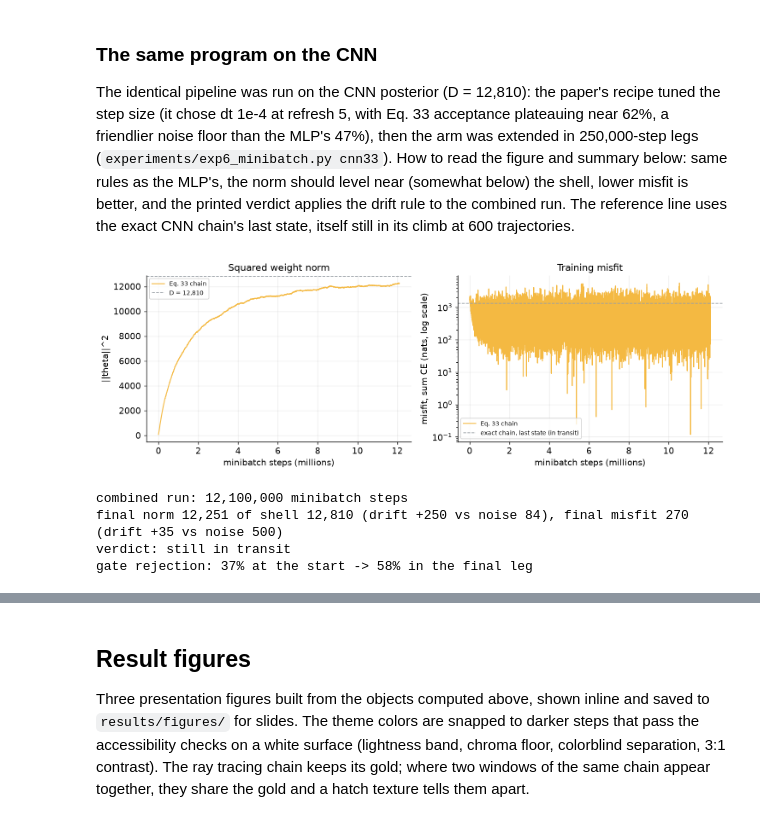
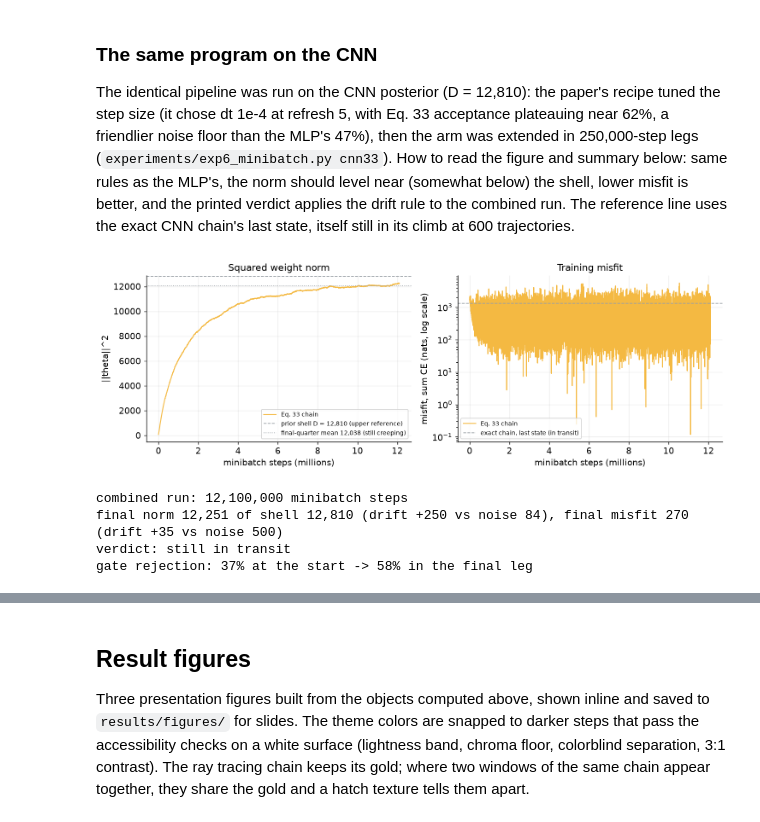
Before and after one commit to YasirAlsugair/ray-tracing-sampler-experiments, a Jupyter notebook: exp6_mnist_posterior.ipynb, the cells around one changed output, grey strips where cells are left out. Saved outputs shown, nothing was run; the diff lists cells and outputs as text; code cells hidden in the pictures.

Commit message:
Compare every method's uncertainty as an error flag at a matched budget; clarify the shell reference lines

```diff
--- a/exp6_mnist_posterior.ipynb
+++ b/exp6_mnist_posterior.ipynb
@@ -1153,7 +1173,11 @@ if convergence_parts:
 
     figure, axes = plt.subplots(1, 2, figsize=(11.5, 4.0))
     axes[0].plot(steps / 1e6, norm, color=RT, lw=1.2, label="Eq. 33 chain")
-    axes[0].axhline(50890, color=GREY, ls="--", lw=1, label="D = 50,890")
+    axes[0].axhline(50890, color=GREY, ls="--", lw=1,
+                    label="prior shell D = 50,890 (upper reference)")
+    settled_level = norm[3 * len(norm) // 4:].mean()
+    axes[0].axhline(settled_level, color=GREY, ls=":", lw=1,
+                    label=f"chain settles at {settled_level:,.0f}")
     axes[0].set_xlabel("minibatch steps (millions)")
     axes[0].set_ylabel("||theta||^2")
     axes[0].set_title("Squared weight norm")
@@ -1239,7 +1263,11 @@ if cnn_parts:
     figure, axes = plt.subplots(1, 2, figsize=(11.5, 4.0))
     axes[0].plot(steps / 1e6, norm, color=RT, lw=1.2, label="Eq. 33 chain")
     axes[0].axhline(cnn_shell, color=GREY, ls="--", lw=1,
-                    label=f"D = {cnn_shell:,}")
+                    label=f"prior shell D = {cnn_shell:,} (upper reference)")
+    final_quarter_level = norm[3 * len(norm) // 4:].mean()
+    axes[0].axhline(final_quarter_level, color=GREY, ls=":", lw=1,
+                    label=f"final-quarter mean {final_quarter_level:,.0f} "
+                          "(still creeping)")
     axes[0].set_xlabel("minibatch steps (millions)")
     axes[0].set_ylabel("||theta||^2")
     axes[0].set_title("Squared weight norm")
@@ -1250,34 +1278,34 @@ if cnn_parts:
         axes[1].axhline(exact_cnn_reference, color=GREY, ls="--", lw=1,
                         label="exact chain, last state (in transit)")
     axes[1].set_xlabel("minibatch steps (millions)")
     axes[1].set_ylabel("misfit, sum CE (nats, log scale)")
     axes[1].set_title("Training misfit")
     axes[1].legend(fontsize=8)
     plt.tight_layout()
     plt.show()
 
     def final_quarter_drift(series):
         quarter = series[3 * len(series) // 4:]
         slope = np.polyfit(np.arange(len(quarter)), quarter, 1)[0]
         return slope * len(quarter), quarter.std()
 
     norm_drift, norm_noise = final_quarter_drift(norm)
     misfit_drift, misfit_noise = final_quarter_drift(misfit)
     stationary = (abs(norm_drift) < 2 * norm_noise
                   and abs(misfit_drift) < 2 * misfit_noise)
     print(f"combined run: {steps[-1]:,} minibatch steps")
     print(f"final norm {norm[-1]:,.0f} of shell {cnn_shell:,} "
           f"(drift {norm_drift:+,.0f} vs noise {norm_noise:,.0f}), "
           f"final misfit {misfit[-1]:,.0f} "
           f"(drift {misfit_drift:+,.0f} vs noise {misfit_noise:,.0f})")
     print("verdict:", "STATIONARY on both curves" if stationary
           else "still in transit")
     print(f"gate rejection: {rejections[0]:.0%} at the start -> "
           f"{rejections[-1]:.0%} in the final leg")
 else:
     print("no CNN arm found; run experiments/exp6_minibatch.py cnn33 first")
 # %% [output]
-[figure, old version]
+[figure, new version]
 combined run: 12,100,000 minibatch steps
 final norm 12,251 of shell 12,810 (drift +250 vs noise 84), final misfit 270 (drift +35 vs noise 500)
 verdict: still in transit
```
Also changed, not shown: parts of 4 cells of this notebook.
